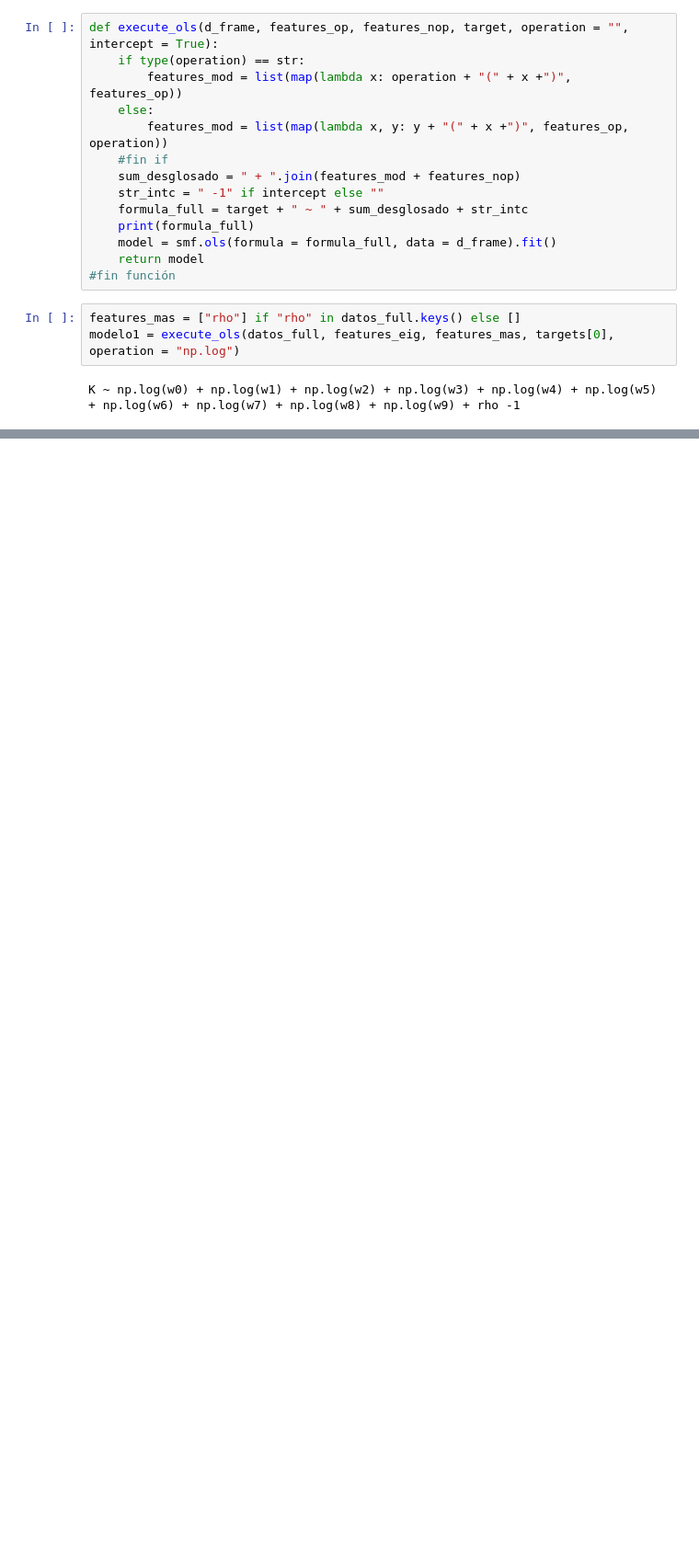
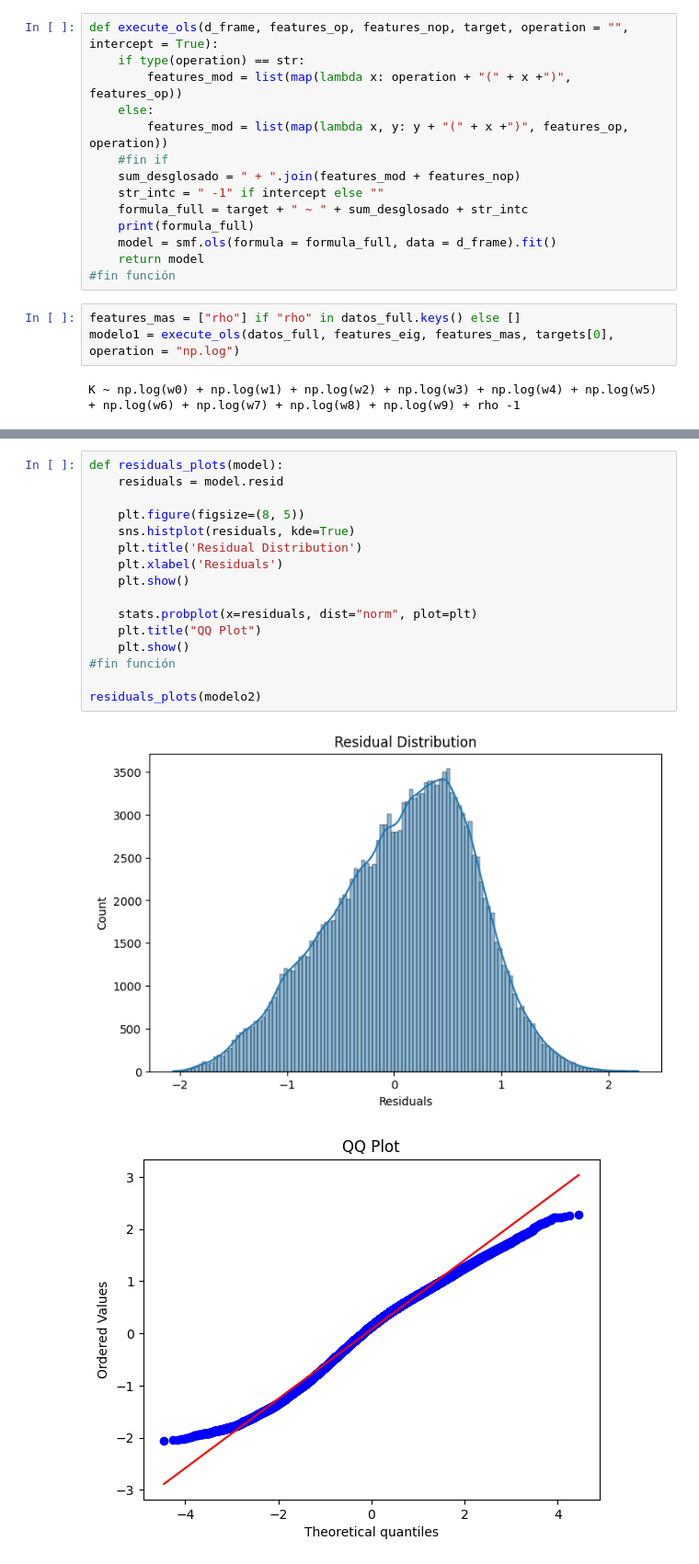
Before and after one commit to jacubillos10/RUSpectroscopy_Tools, a Jupyter notebook: notebooks/residual_analysis.ipynb, the cells around one changed output, grey strips where cells are left out. Shown at 92% size. Cells and saved outputs as stored; diff of their text form; blank space fills up the shorter version.

```diff
--- a/notebooks/residual_analysis.ipynb
+++ b/notebooks/residual_analysis.ipynb
@@ -160,3 +167,22 @@ OLS Regression Results
 Notes:
 [1] R² is computed without centering (uncentered) since the model does not contain a constant.
 [2] Standard Errors assume that the covariance matrix of the errors is correctly specified.
+# %%
+def residuals_plots(model):
+    residuals = model.resid
+
+    plt.figure(figsize=(8, 5))
+    sns.histplot(residuals, kde=True)
+    plt.title('Residual Distribution')
+    plt.xlabel('Residuals')
+    plt.show()
+
+    stats.probplot(x=residuals, dist="norm", plot=plt)
+    plt.title("QQ Plot")
+    plt.show()
+#fin función
+
+residuals_plots(modelo2)
+# %% [output]
+[figure, added]
+[figure, added]
```
Also changed, not shown: parts of 6 cells of this notebook.
